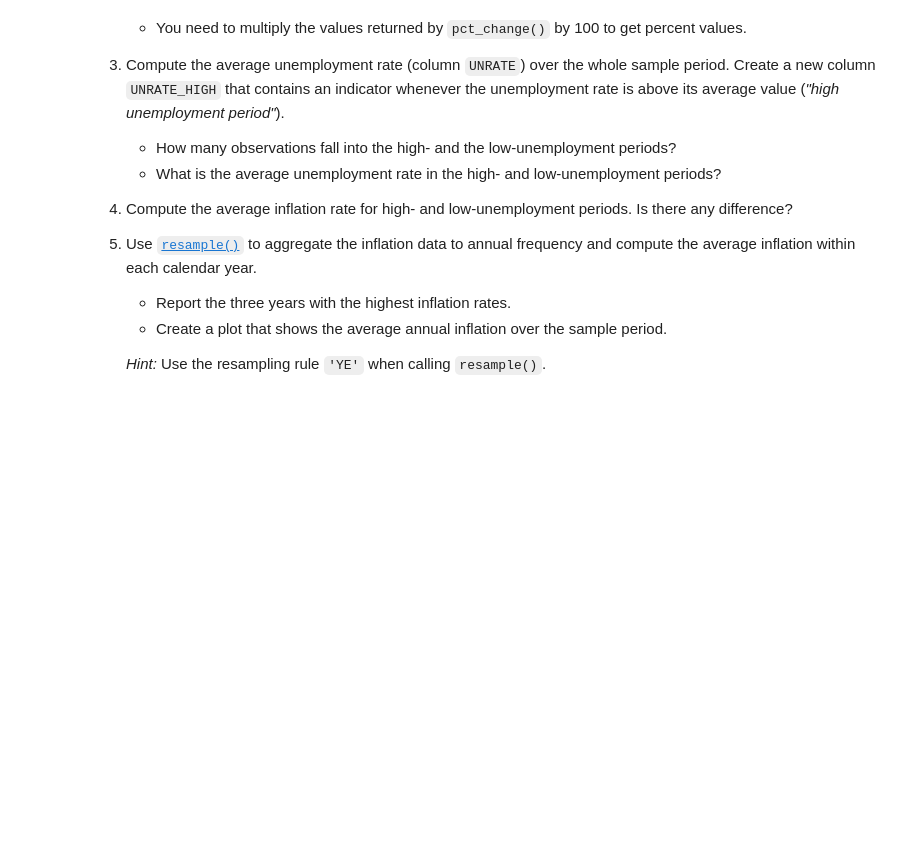
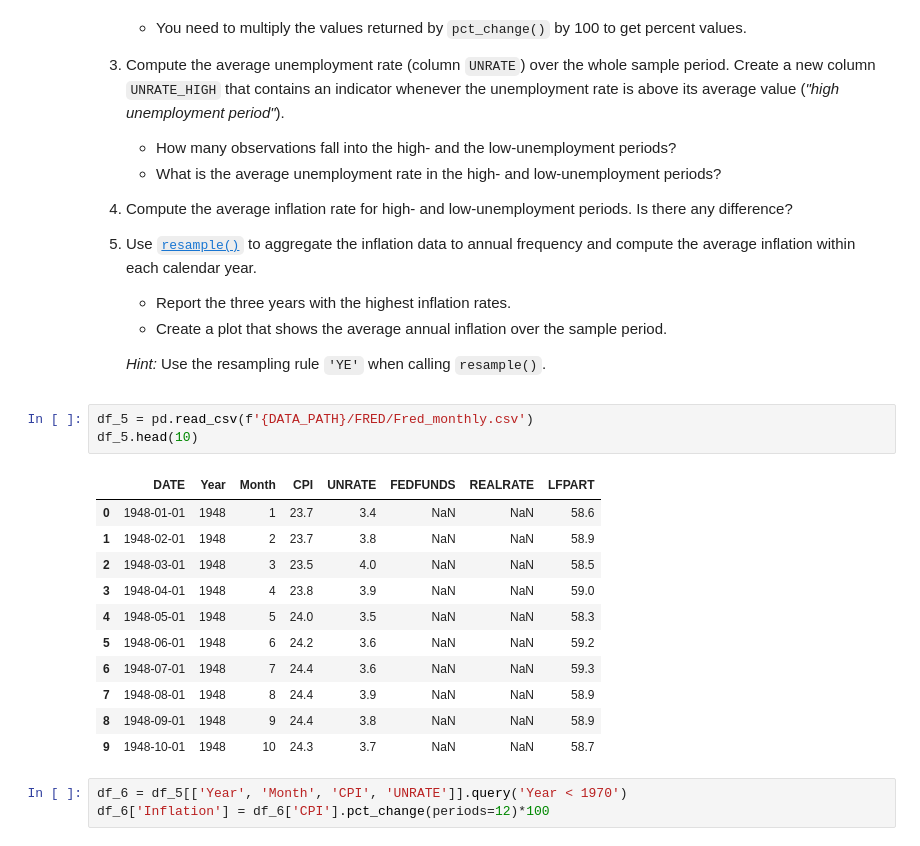
Before and after one commit to LLonsett/TECH2-H25, a Jupyter notebook: workshops/workshop4/workshop4_LL.ipynb, the cells around one changed output. Cells and saved outputs as stored; diff of their text form; blank space fills up the shorter version.

```diff
--- a/workshops/workshop4/workshop4_LL.ipynb
+++ b/workshops/workshop4/workshop4_LL.ipynb
@@ -218,3 +211,21 @@ The data set starts in 1948 and contains observations for a total of 864 months.
     -   Create a plot that shows the average annual inflation over the sample period.
 
     *Hint:* Use the resampling rule `'YE'` when calling `resample()`.
+# %%
+df_5 = pd.read_csv(f'{DATA_PATH}/FRED/Fred_monthly.csv')
+df_5.head(10)
+# %% [output]
+|  | DATE | Year | Month | CPI | UNRATE | FEDFUNDS | REALRATE | LFPART |
+| 0 | 1948-01-01 | 1948 | 1 | 23.7 | 3.4 | NaN | NaN | 58.6 |
+| 1 | 1948-02-01 | 1948 | 2 | 23.7 | 3.8 | NaN | NaN | 58.9 |
+| 2 | 1948-03-01 | 1948 | 3 | 23.5 | 4.0 | NaN | NaN | 58.5 |
+| 3 | 1948-04-01 | 1948 | 4 | 23.8 | 3.9 | NaN | NaN | 59.0 |
+| 4 | 1948-05-01 | 1948 | 5 | 24.0 | 3.5 | NaN | NaN | 58.3 |
+| 5 | 1948-06-01 | 1948 | 6 | 24.2 | 3.6 | NaN | NaN | 59.2 |
+| 6 | 1948-07-01 | 1948 | 7 | 24.4 | 3.6 | NaN | NaN | 59.3 |
+| 7 | 1948-08-01 | 1948 | 8 | 24.4 | 3.9 | NaN | NaN | 58.9 |
+| 8 | 1948-09-01 | 1948 | 9 | 24.4 | 3.8 | NaN | NaN | 58.9 |
+| 9 | 1948-10-01 | 1948 | 10 | 24.3 | 3.7 | NaN | NaN | 58.7 |
+# %%
+df_6 = df_5[['Year', 'Month', 'CPI', 'UNRATE']].query('Year < 1970')
+df_6['Inflation'] = df_6['CPI'].pct_change(periods=12)*100
```
Also changed, not shown: parts of 6 cells of this notebook.
